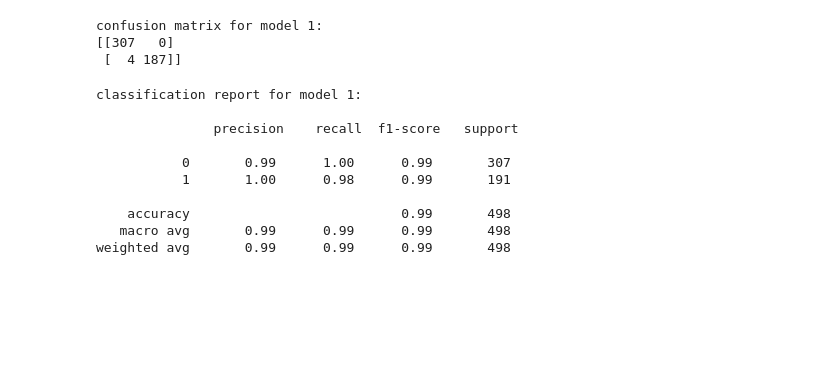
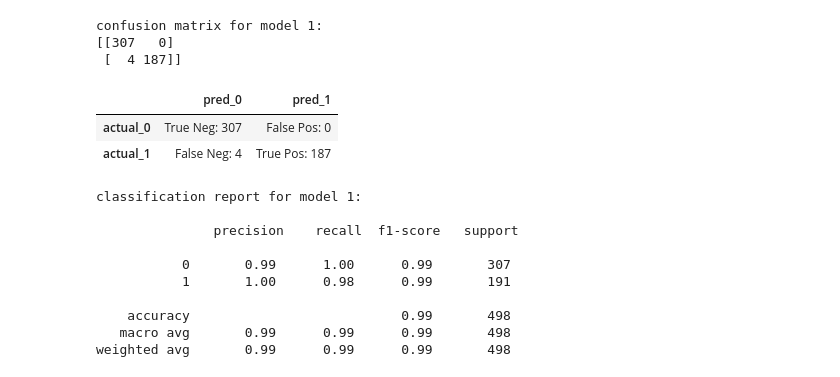
Before and after one commit to Adam-Harris87/classification-exercises, a Jupyter notebook: decision_tree.ipynb, the cells around one changed output. Drawn from its saved outputs; the diff is of its cells as text; code cells hidden in the pictures; blank space fills up the shorter version.

```diff
--- a/decision_tree.ipynb
+++ b/decision_tree.ipynb
@@ -33,7 +33,7 @@ What is your baseline prediction? What is your baseline accuracy? remember: your
 
 survived = 0
 # %%
-train['baseline'] = 0
-validate['baseline'] = 0
-test['baseline'] = 0
+# train['baseline'] = 0
+# validate['baseline'] = 0
+# test['baseline'] = 0
 # %%
@@ -73,6 +80,19 @@ print(f'confusion matrix for model 1: \n{confusion_matrix(y_train, model_1_preds
 confusion matrix for model 1:
 [[307   0]
  [  4 187]]
+# %%
+rubric = pd.DataFrame(
+    {'pred_0': ['True Neg', 'False Neg'],
+     'pred_1': ['False Pos', 'True Pos']
+    }, index=['actual_0', 'actual_1'])
+# %%
+conf = confusion_matrix(y_train, model_1_preds)
+# %%
+rubric + ': ' + conf.astype(str)
+# %% [output]
+|  | pred_0 | pred_1 |
+| actual_0 | True Neg: 307 | False Pos: 0 |
+| actual_1 | False Neg: 4 | True Pos: 187 |
 # %%
 # classification report for model 1
 print(f'classification report for model 1:\n\n \
```
Also changed, not shown: parts of 23 cells of this notebook, 1 other file.
